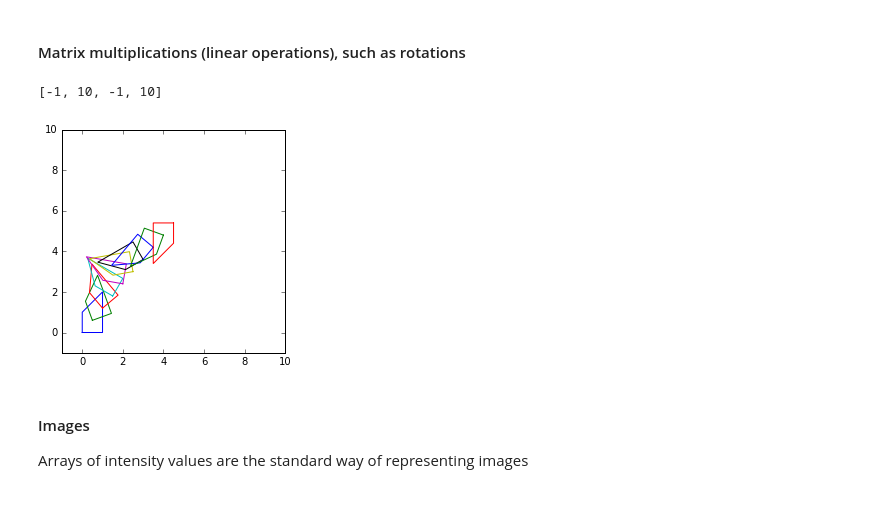
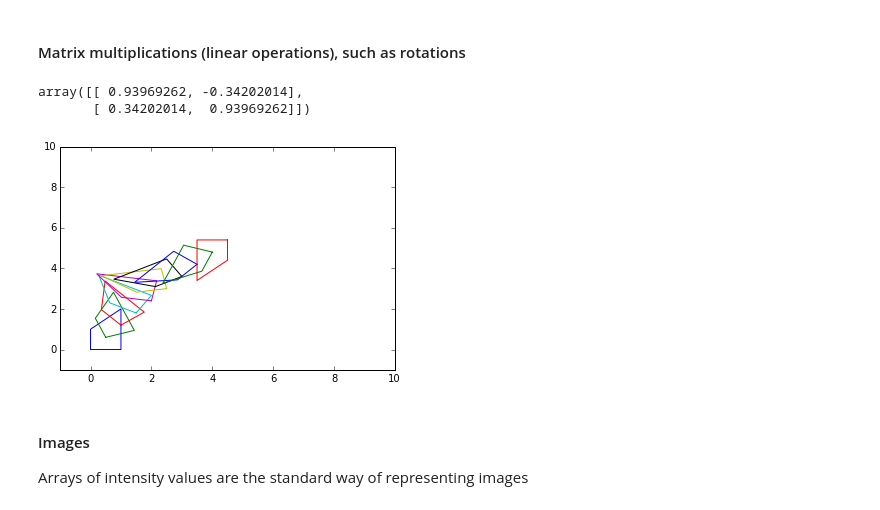
Before and after one commit to eickenberg/theano_presentation_ihp, a Jupyter notebook: Theano_Intro.ipynb, the cells around one changed output. Drawn from its saved outputs; the diff is of its cells as text; code cells hidden in the pictures.

```diff
--- a/Theano_Intro.ipynb
+++ b/Theano_Intro.ipynb
@@ -154,19 +154,21 @@ plt.axis([-1, 10, -1, 10])
 # %%
 angle = 20. * np.pi / 180
 translation = np.array([[.5], [.6]])
 rot = np.array([[np.cos(angle), -np.sin(angle)], [np.sin(angle), np.cos(angle)]])
 rotation = np.eye(2)
 for i in range(0, 10):
     rotated = rotation.dot(coords)
     shifted = rotated + i * translation
     rotation = rotation.dot(rot)
     plt.plot(shifted[0], shifted[1])
 
-plt.axis('square')
+#plt.axis('square')
 plt.axis([-1, 10, -1, 10])
+rot
 # %% [output]
-[-1, 10, -1, 10]
+array([[ 0.93969262, -0.34202014],
+       [ 0.34202014,  0.93969262]])
-[figure, old version]
+[figure, new version]
 # %% [markdown]
 #### Images
 Arrays of intensity values are the standard way of representing images
```
Also changed, not shown: parts of 3 cells of this notebook.
